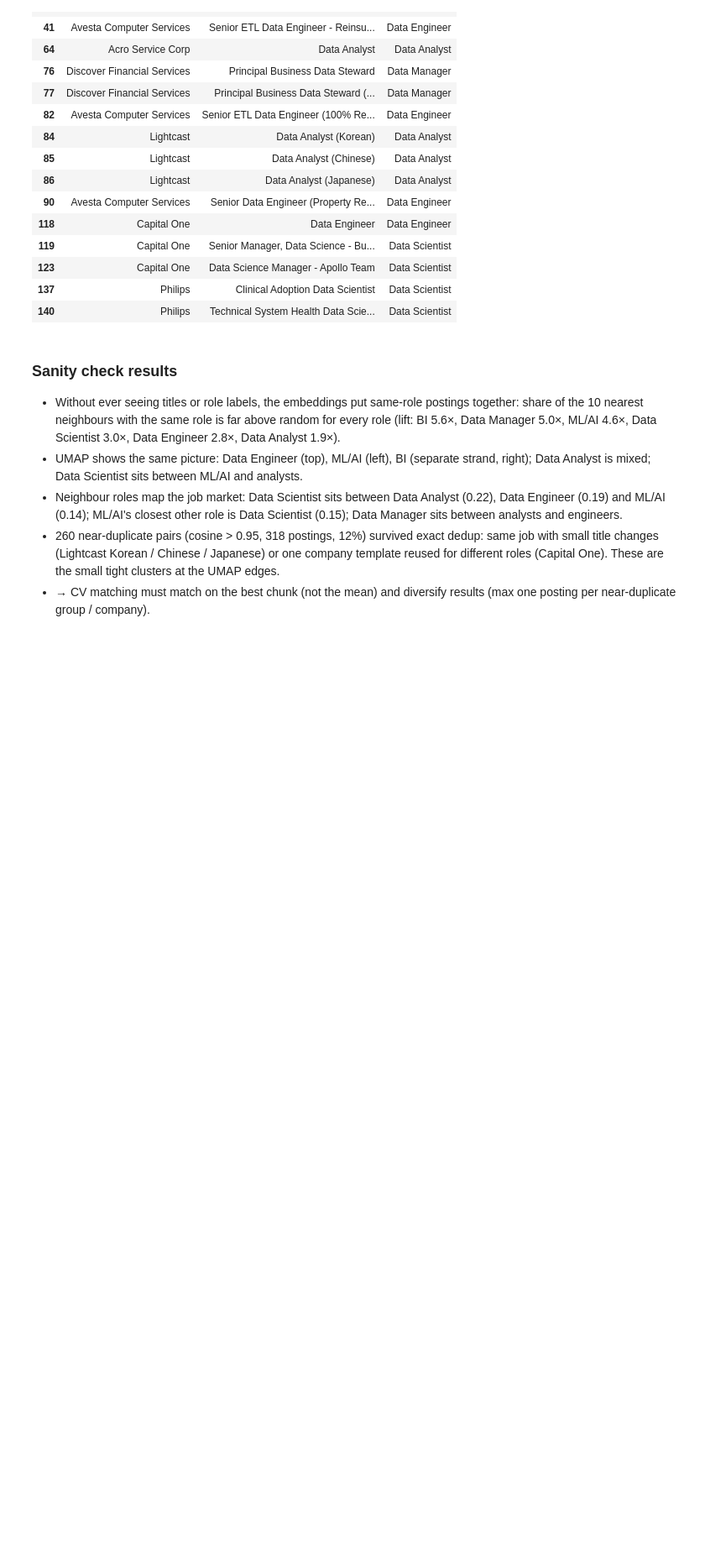
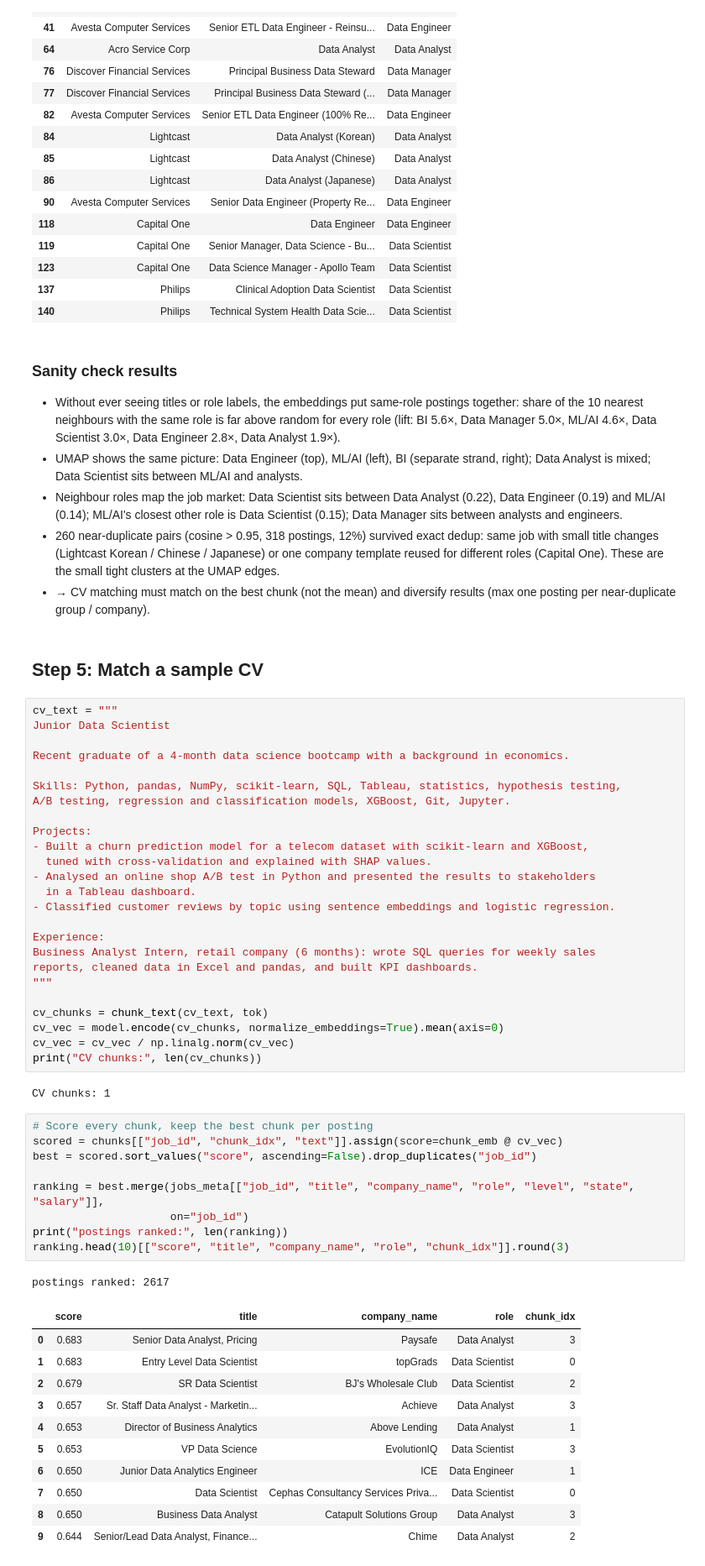
Before and after one commit to rouzbeh-enayatzadeh/skillscope, a Jupyter notebook: notebooks/04_embeddings.ipynb, the cells around one changed output. Shown at 84% size. Cells and saved outputs as stored; diff of their text form; blank space fills up the shorter version.

```diff
--- a/notebooks/04_embeddings.ipynb
+++ b/notebooks/04_embeddings.ipynb
@@ -310,3 +310,54 @@ near-duplicate pairs: 260 | postings involved: 318
 - Neighbour roles map the job market: Data Scientist sits between Data Analyst (0.22), Data Engineer (0.19) and ML/AI (0.14); ML/AI's closest other role is Data Scientist (0.15); Data Manager sits between analysts and engineers.
 - 260 near-duplicate pairs (cosine > 0.95, 318 postings, 12%) survived exact dedup: same job with small title changes (Lightcast Korean / Chinese / Japanese) or one company template reused for different roles (Capital One). These are the small tight clusters at the UMAP edges.
 - → CV matching must match on the best chunk (not the mean) and diversify results (max one posting per near-duplicate group / company).
+# %% [markdown]
+## Step 5: Match a sample CV
+# %%
+cv_text = """
+Junior Data Scientist
+
+Recent graduate of a 4-month data science bootcamp with a background in economics.
+
+Skills: Python, pandas, NumPy, scikit-learn, SQL, Tableau, statistics, hypothesis testing,
+A/B testing, regression and classification models, XGBoost, Git, Jupyter.
+
+Projects:
+- Built a churn prediction model for a telecom dataset with scikit-learn and XGBoost,
+  tuned with cross-validation and explained with SHAP values.
+- Analysed an online shop A/B test in Python and presented the results to stakeholders
+  in a Tableau dashboard.
+- Classified customer reviews by topic using sentence embeddings and logistic regression.
+
+Experience:
+Business Analyst Intern, retail company (6 months): wrote SQL queries for weekly sales
+reports, cleaned data in Excel and pandas, and built KPI dashboards.
+"""
+
+cv_chunks = chunk_text(cv_text, tok)
+cv_vec = model.encode(cv_chunks, normalize_embeddings=True).mean(axis=0)
+cv_vec = cv_vec / np.linalg.norm(cv_vec)
+print("CV chunks:", len(cv_chunks))
+# %% [output]
+CV chunks: 1
+# %%
+# Score every chunk, keep the best chunk per posting
+scored = chunks[["job_id", "chunk_idx", "text"]].assign(score=chunk_emb @ cv_vec)
+best = scored.sort_values("score", ascending=False).drop_duplicates("job_id")
+
+ranking = best.merge(jobs_meta[["job_id", "title", "company_name", "role", "level", "state", "salary"]],
+                     on="job_id")
+print("postings ranked:", len(ranking))
+ranking.head(10)[["score", "title", "company_name", "role", "chunk_idx"]].round(3)
+# %% [output]
+postings ranked: 2617
+|  | score | title | company_name | role | chunk_idx |
+| 0 | 0.683 | Senior Data Analyst, Pricing | Paysafe | Data Analyst | 3 |
+| 1 | 0.683 | Entry Level Data Scientist | topGrads | Data Scientist | 0 |
+| 2 | 0.679 | SR Data Scientist | BJ's Wholesale Club | Data Scientist | 2 |
+| 3 | 0.657 | Sr. Staff Data Analyst - Marketin... | Achieve | Data Analyst | 3 |
+| 4 | 0.653 | Director of Business Analytics | Above Lending | Data Analyst | 1 |
+| 5 | 0.653 | VP Data Science | EvolutionIQ | Data Scientist | 3 |
+| 6 | 0.650 | Junior Data Analytics Engineer | ICE | Data Engineer | 1 |
+| 7 | 0.650 | Data Scientist | Cephas Consultancy Services Priva... | Data Scientist | 0 |
+| 8 | 0.650 | Business Data Analyst | Catapult Solutions Group | Data Analyst | 3 |
+| 9 | 0.644 | Senior/Lead Data Analyst, Finance... | Chime | Data Analyst | 2 |
```
Also changed, not shown: parts of 3 cells of this notebook.
